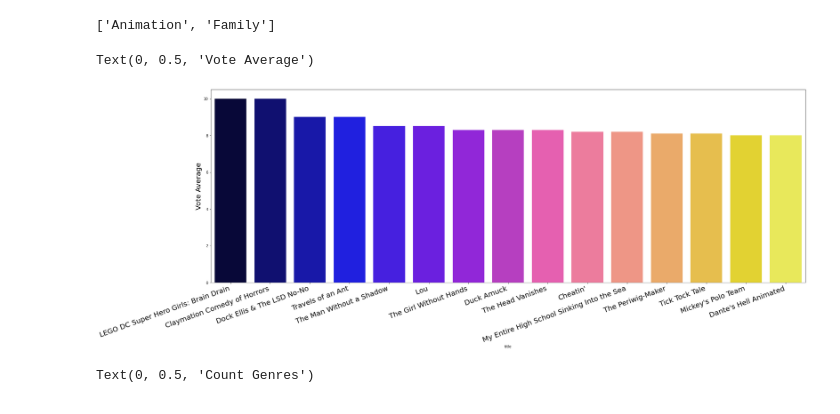
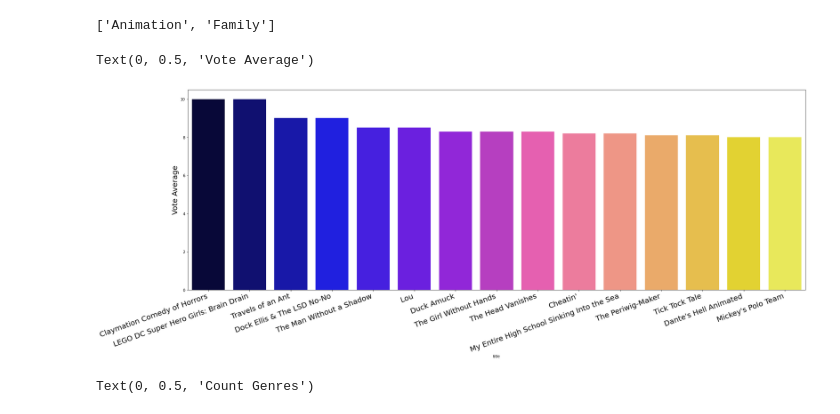
Before and after one commit to salenewOrld/netflix-movies-suggestion, a Jupyter notebook: Final/Untitled3.ipynb, the cells around one changed output. Drawn from its saved outputs; the diff is of its cells as text; code cells hidden in the pictures.

```diff
--- a/Final/Untitled3.ipynb
+++ b/Final/Untitled3.ipynb
@@ -423,14 +423,13 @@ getSim
 ['Animation', 'Family']
 # %%
 similarMovie = df.loc[(df['genres'] == getSim[0]) | (df['genres'] == getSim[1])]
-similarMovie = similarMovie.sort_values('vote_average', ascending=False)
 plt.figure(figsize=(30, 10))
-ax = sns.barplot(data=similarMovie.head(15), x='title', y='vote_average', palette="gnuplot2")
+ax = sns.barplot(data=similarMovie.nlargest(15,'vote_average'), x='title', y='vote_average', palette="gnuplot2")
 ax.set_xticklabels(ax.get_xticklabels(), fontsize=20, rotation=20, ha="right")
 ax.set_ylabel('Vote Average', fontsize=20)
 # %% [output]
 Text(0, 0.5, 'Vote Average')
-[figure, old version]
+[figure, new version]
 # %%
 def countgenre(data):
   dicts = {}
```
Also changed, not shown: parts of 5 cells of this notebook.
